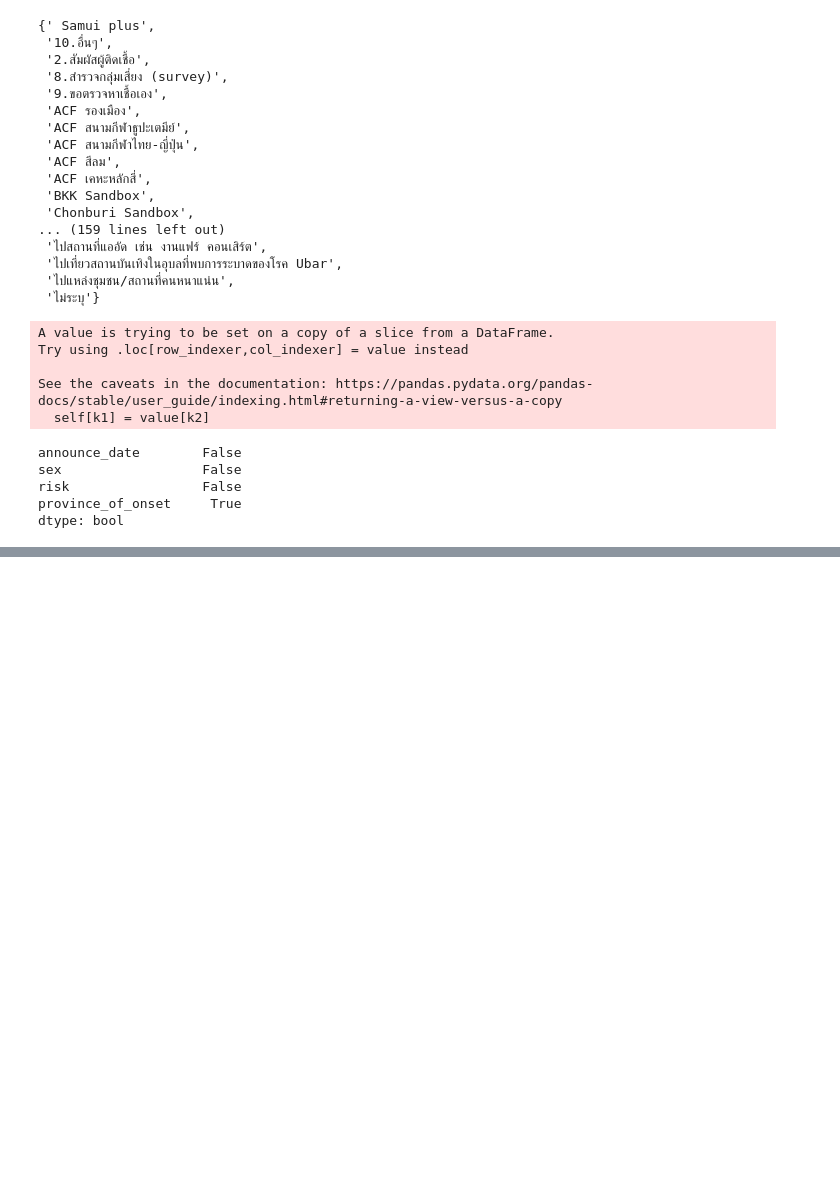
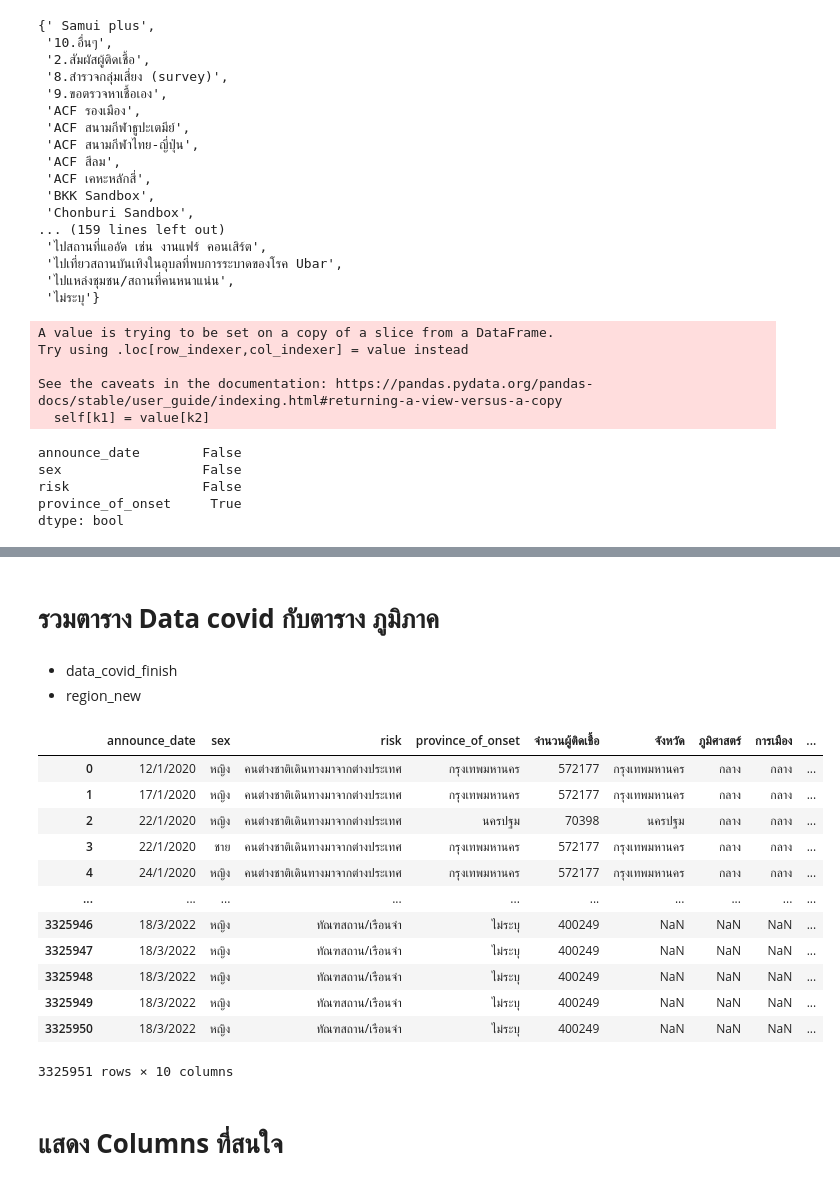
Before and after one commit to Supaporn-Bututham/data_viz_2022, a Jupyter notebook: Project_DataViz.ipynb, the cells around one changed output, grey strips where cells are left out. Cells and saved outputs as stored; diff of their text form; code cells hidden in the pictures; blank space fills up the shorter version.

```diff
--- a/Project_DataViz.ipynb
+++ b/Project_DataViz.ipynb
@@ -258,0 +770,4 @@ dtype: bool
+# %%
+# สร้างตารางที่รวมจำนวนผู้ติดเชื้อโควิด - 19 ในแต่ละจังหวัด
+data_groupby = data_covid.groupby('province_of_onset').size().reset_index(name='จำนวนผู้ติดเชื้อ')
+data_groupby
@@ -258,0 +788,3 @@ dtype: bool
+# %%
+data_covid_finish = data_covid.merge(data_groupby,how='left',left_on='province_of_onset',right_on = 'province_of_onset')
+data_covid_finish
@@ -258,0 +880,13 @@ dtype: bool
+# %%
+df_region1 = pd.DataFrame.from_dict(region1)
+df_region2 = pd.DataFrame.from_dict(region2)
+df_region3 = pd.DataFrame.from_dict(region3)
+df_region4 = pd.DataFrame.from_dict(region4)
+df_region5 = pd.DataFrame.from_dict(region5)
+df_region6 = pd.DataFrame.from_dict(region6)
+df_region7 = pd.DataFrame.from_dict(region7)
+df_region8 = pd.DataFrame.from_dict(region8)
+df_region9 = pd.DataFrame.from_dict(region9)
+df_region10 = pd.DataFrame.from_dict(region10)
+df_region11 = pd.DataFrame.from_dict(region11)
+df_region12 = pd.DataFrame.from_dict(region12)
@@ -258,0 +895,5 @@ dtype: bool
+# %%
+region_new = pd.concat([df_region1, df_region2, df_region3, df_region4, df_region5, df_region6,
+                            df_region7, df_region8, df_region9, df_region10, df_region11, df_region12])
+
+region_new
@@ -258,0 +914,26 @@ dtype: bool
+# %% [markdown]
+# **รวมตาราง Data covid กับตาราง ภูมิภาค**
+# %% [markdown]
+
+
+*   data_covid_finish
+*   region_new
+# %%
+data_new= data_covid_finish.merge(region_new,how='left',left_on='province_of_onset',right_on = 'จังหวัด')
+data_new
+# %% [output]
+|  | announce_date | sex | risk | province_of_onset | จำนวนผู้ติดเชื้อ | จังหวัด | ภูมิศาสตร์ | การเมือง | ... |
+| 0 | 12/1/2020 | หญิง | คนต่างชาติเดินทางมาจากต่างประเทศ | กรุงเทพมหานคร | 572177 | กรุงเทพมหานคร | กลาง | กลาง | ... |
+| 1 | 17/1/2020 | หญิง | คนต่างชาติเดินทางมาจากต่างประเทศ | กรุงเทพมหานคร | 572177 | กรุงเทพมหานคร | กลาง | กลาง | ... |
+| 2 | 22/1/2020 | หญิง | คนต่างชาติเดินทางมาจากต่างประเทศ | นครปฐม | 70398 | นครปฐม | กลาง | กลาง | ... |
+| 3 | 22/1/2020 | ชาย | คนต่างชาติเดินทางมาจากต่างประเทศ | กรุงเทพมหานคร | 572177 | กรุงเทพมหานคร | กลาง | กลาง | ... |
+| 4 | 24/1/2020 | หญิง | คนต่างชาติเดินทางมาจากต่างประเทศ | กรุงเทพมหานคร | 572177 | กรุงเทพมหานคร | กลาง | กลาง | ... |
+| ... | ... | ... | ... | ... | ... | ... | ... | ... | ... |
+| 3325946 | 18/3/2022 | หญิง | ทัณฑสถาน/เรือนจำ | ไม่ระบุ | 400249 | NaN | NaN | NaN | ... |
+| 3325947 | 18/3/2022 | หญิง | ทัณฑสถาน/เรือนจำ | ไม่ระบุ | 400249 | NaN | NaN | NaN | ... |
+| 3325948 | 18/3/2022 | หญิง | ทัณฑสถาน/เรือนจำ | ไม่ระบุ | 400249 | NaN | NaN | NaN | ... |
+| 3325949 | 18/3/2022 | หญิง | ทัณฑสถาน/เรือนจำ | ไม่ระบุ | 400249 | NaN | NaN | NaN | ... |
+| 3325950 | 18/3/2022 | หญิง | ทัณฑสถาน/เรือนจำ | ไม่ระบุ | 400249 | NaN | NaN | NaN | ... |
+3325951 rows × 10 columns
+# %% [markdown]
+# **แสดง Columns ที่สนใจ**
```
Also changed, not shown: parts of 61 cells of this notebook.
